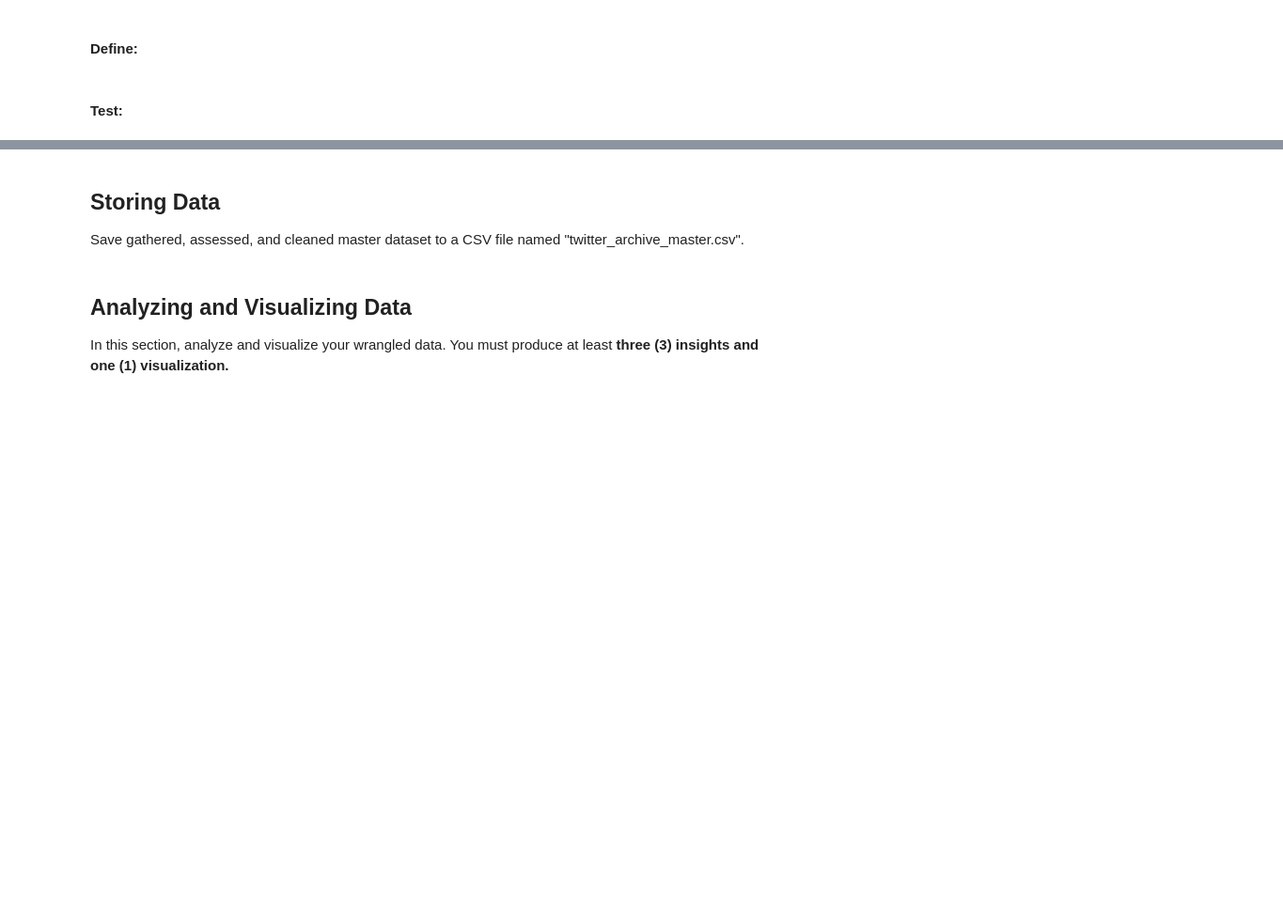
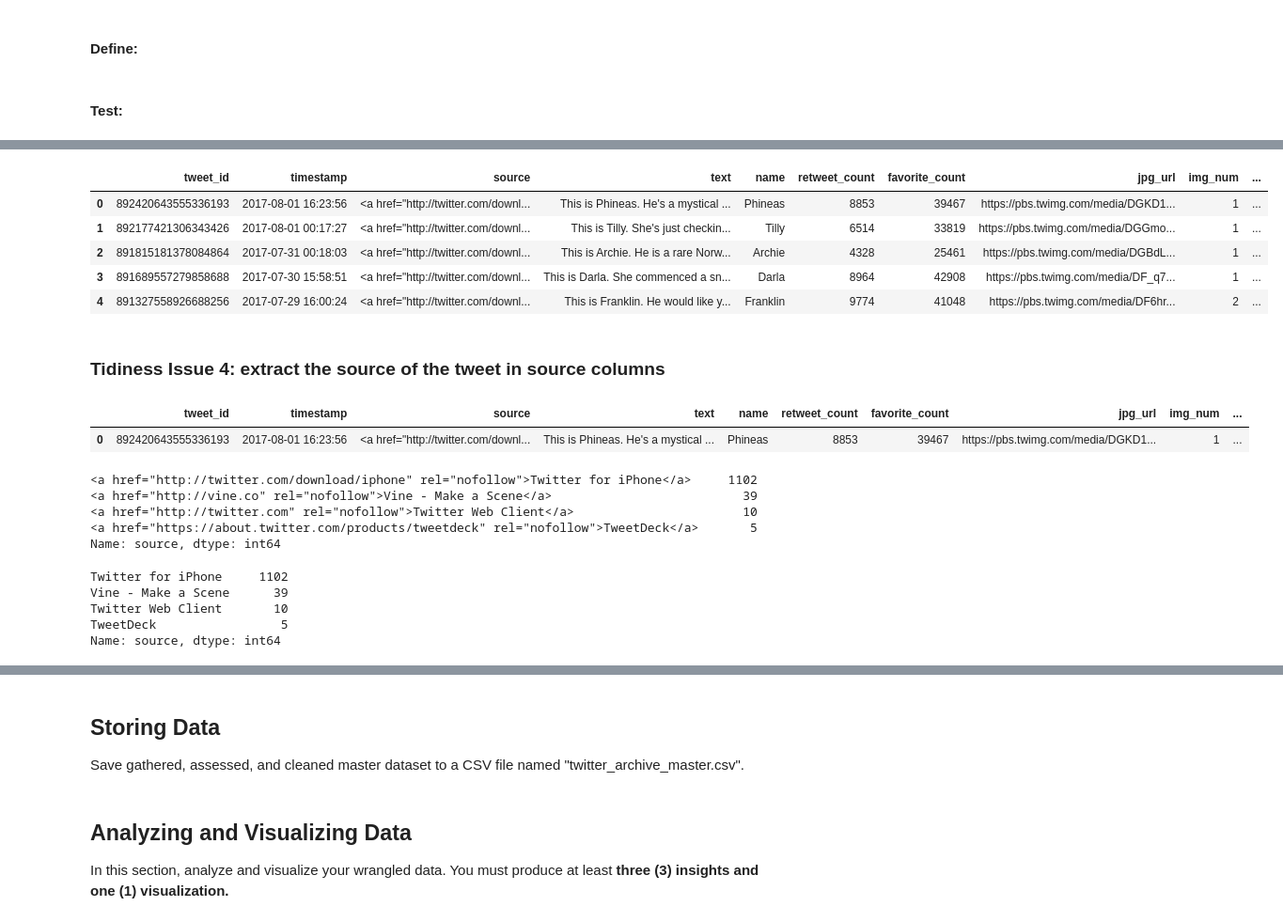
Before and after one commit to wwgaga/Twitter-information-analysis-Weratedog, a Jupyter notebook: project_4/wrangle_act.ipynb, the cells around one changed output, grey strips where cells are left out. Shown at 94% size. Cells and saved outputs as stored; diff of their text form; code cells hidden in the pictures; blank space fills up the shorter version.

```diff
--- a/project_4/wrangle_act.ipynb
+++ b/project_4/wrangle_act.ipynb
@@ -973,0 +930,28 @@ archive_df_master.head(3)
+# %%
+# drop p1, p1_conf, p1_dog, p2, p2_conf, p2_dog, p3, p3_conf, p3_dog columns
+archive_df_master.drop(['p1', 'p1_conf', 'p1_dog', 'p2', 'p2_conf', 'p2_dog',
+                        'p3', 'p3_conf', 'p3_dog'], axis=1, inplace=True)
+# test
+archive_df_master.head()
+# %% [output]
+|  | tweet_id | timestamp | source | text | name | retweet_count | favorite_count | jpg_url | img_num | ... |
+| 0 | 892420643555336193 | 2017-08-01 16:23:56 | <a href="http://twitter.com/downl... | This is Phineas. He's a mystical ... | Phineas | 8853 | 39467 | https://pbs.twimg.com/media/DGKD1... | 1 | ... |
+| 1 | 892177421306343426 | 2017-08-01 00:17:27 | <a href="http://twitter.com/downl... | This is Tilly. She's just checkin... | Tilly | 6514 | 33819 | https://pbs.twimg.com/media/DGGmo... | 1 | ... |
+| 2 | 891815181378084864 | 2017-07-31 00:18:03 | <a href="http://twitter.com/downl... | This is Archie. He is a rare Norw... | Archie | 4328 | 25461 | https://pbs.twimg.com/media/DGBdL... | 1 | ... |
+| 3 | 891689557279858688 | 2017-07-30 15:58:51 | <a href="http://twitter.com/downl... | This is Darla. She commenced a sn... | Darla | 8964 | 42908 | https://pbs.twimg.com/media/DF_q7... | 1 | ... |
+| 4 | 891327558926688256 | 2017-07-29 16:00:24 | <a href="http://twitter.com/downl... | This is Franklin. He would like y... | Franklin | 9774 | 41048 | https://pbs.twimg.com/media/DF6hr... | 2 | ... |
+# %% [markdown]
+### Tidiness Issue 4: extract the source of the tweet in **source** columns
+# %%
+archive_df_master.head(1)
+# %% [output]
+|  | tweet_id | timestamp | source | text | name | retweet_count | favorite_count | jpg_url | img_num | ... |
+| 0 | 892420643555336193 | 2017-08-01 16:23:56 | <a href="http://twitter.com/downl... | This is Phineas. He's a mystical ... | Phineas | 8853 | 39467 | https://pbs.twimg.com/media/DGKD1... | 1 | ... |
+# %%
+df_clean['source'].value_counts()
+# %% [output]
+<a href="http://twitter.com/download/iphone" rel="nofollow">Twitter for iPhone</a>     1102
+<a href="http://vine.co" rel="nofollow">Vine - Make a Scene</a>                          39
+<a href="http://twitter.com" rel="nofollow">Twitter Web Client</a>                       10
+<a href="https://about.twitter.com/products/tweetdeck" rel="nofollow">TweetDeck</a>       5
+Name: source, dtype: int64
@@ -973,0 +961,9 @@ archive_df_master.head(3)
+# %%
+# test the source column
+df_clean['source'].value_counts()
+# %% [output]
+Twitter for iPhone     1102
+Vine - Make a Scene      39
+Twitter Web Client       10
+TweetDeck                 5
+Name: source, dtype: int64
```
Also changed, not shown: parts of 41 cells of this notebook, 3 other files.
